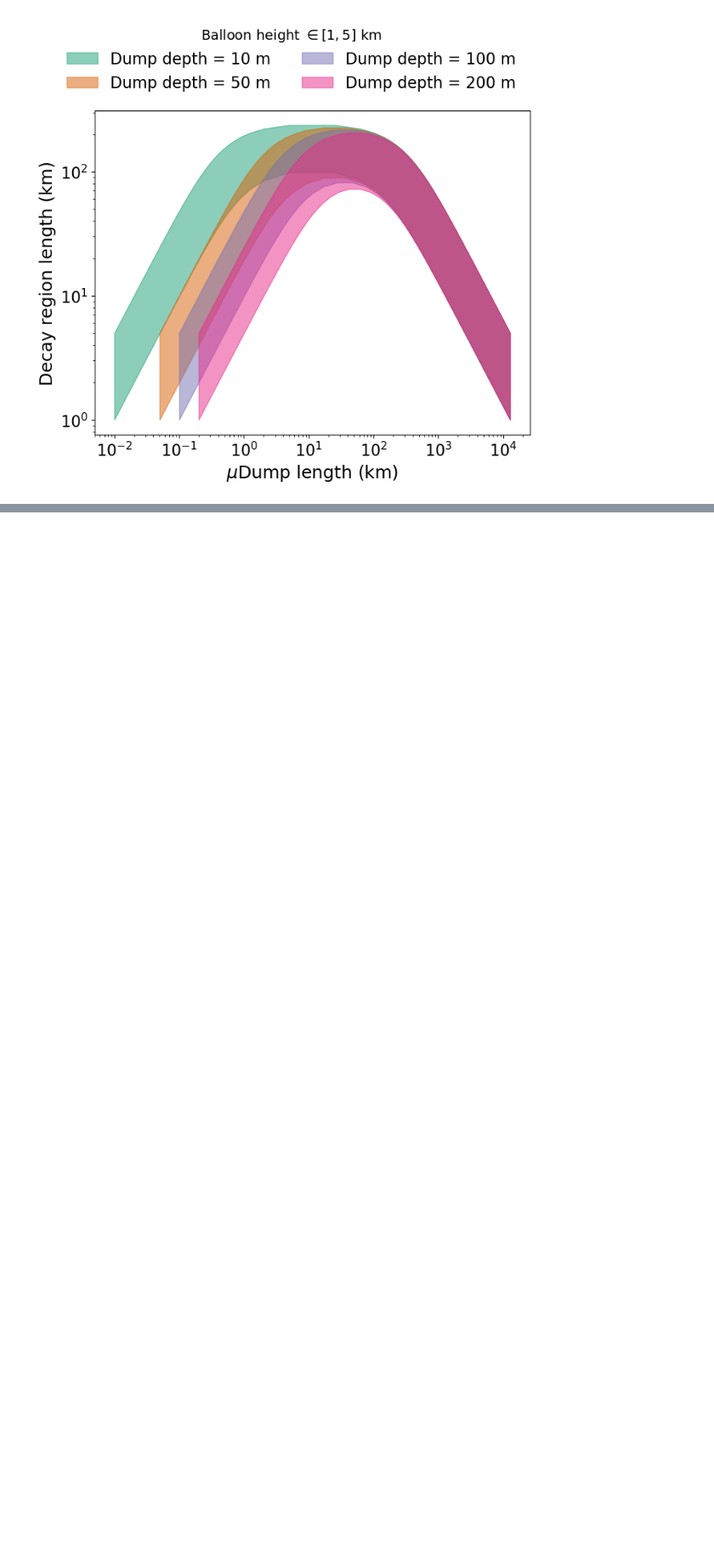
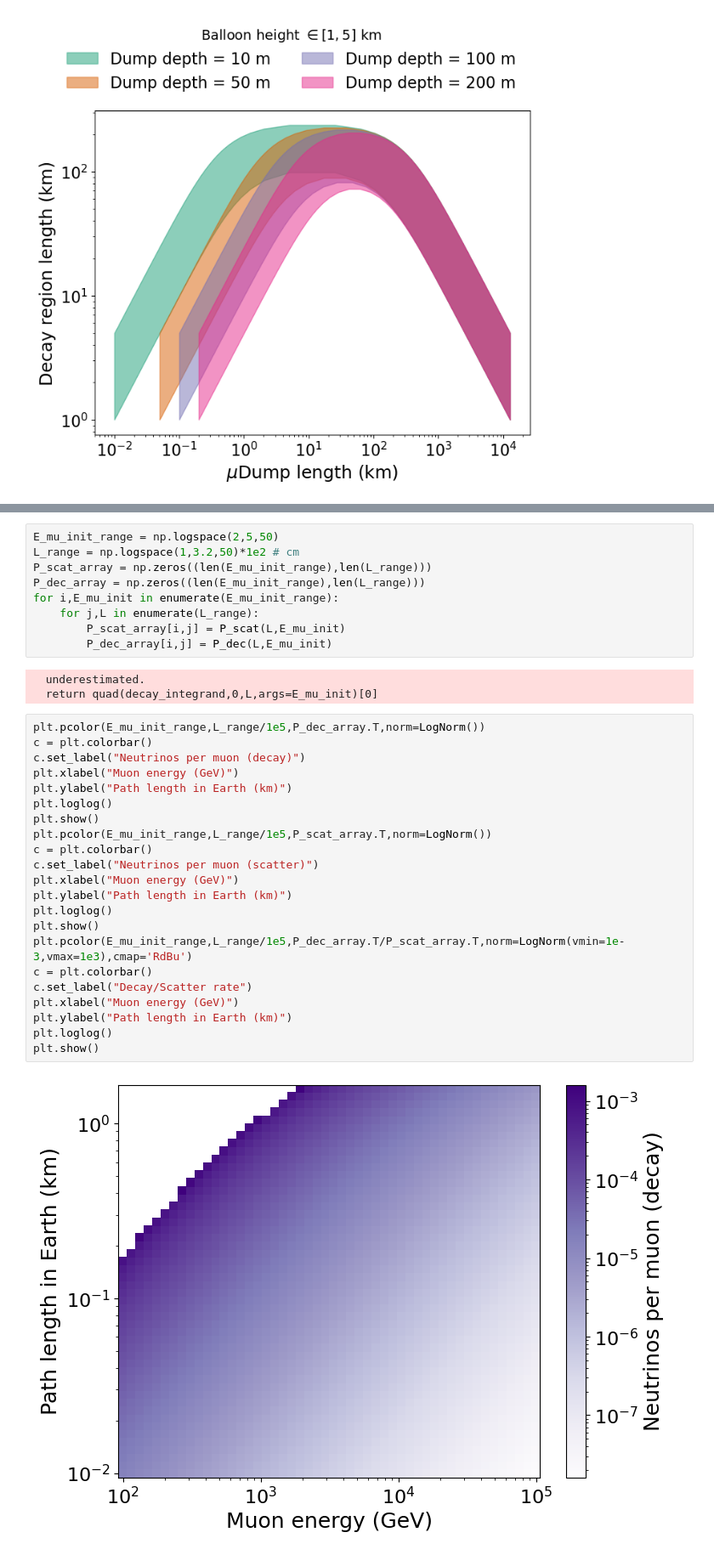
Before and after one commit to nickkamp1/NeutrinoFactoryHNL, a Jupyter notebook: BalloonSandbox.ipynb, the cells around one changed output, grey strips where cells are left out. Shown at 85% size. Drawn from its saved outputs; the diff is of its cells as text; blank space fills up the shorter version.

Commit message:
changes in backgroudn modeling, implementing muon decay backgrounds

```diff
--- a/BalloonSandbox.ipynb
+++ b/BalloonSandbox.ipynb
@@ -679,0 +703,36 @@ plt.show()
+# %%
+E_mu_init_range = np.logspace(2,5,50)
+L_range = np.logspace(1,3.2,50)*1e2 # cm
+P_scat_array = np.zeros((len(E_mu_init_range),len(L_range)))
+P_dec_array = np.zeros((len(E_mu_init_range),len(L_range)))
+for i,E_mu_init in enumerate(E_mu_init_range):
+    for j,L in enumerate(L_range):
+        P_scat_array[i,j] = P_scat(L,E_mu_init)
+        P_dec_array[i,j] = P_dec(L,E_mu_init)
+# %% [output]
+  underestimated.
+  return quad(decay_integrand,0,L,args=E_mu_init)[0]
+# %%
+plt.pcolor(E_mu_init_range,L_range/1e5,P_dec_array.T,norm=LogNorm())
+c = plt.colorbar()
+c.set_label("Neutrinos per muon (decay)")
+plt.xlabel("Muon energy (GeV)")
+plt.ylabel("Path length in Earth (km)")
+plt.loglog()
+plt.show()
+plt.pcolor(E_mu_init_range,L_range/1e5,P_scat_array.T,norm=LogNorm())
+c = plt.colorbar()
+c.set_label("Neutrinos per muon (scatter)")
+plt.xlabel("Muon energy (GeV)")
+plt.ylabel("Path length in Earth (km)")
+plt.loglog()
+plt.show()
+plt.pcolor(E_mu_init_range,L_range/1e5,P_dec_array.T/P_scat_array.T,norm=LogNorm(vmin=1e-3,vmax=1e3),cmap='RdBu')
+c = plt.colorbar()
+c.set_label("Decay/Scatter rate")
+plt.xlabel("Muon energy (GeV)")
+plt.ylabel("Path length in Earth (km)")
+plt.loglog()
+plt.show()
+# %% [output]
+[figure, added]
```
Also changed, not shown: parts of 7 cells of this notebook, 9 other files.
